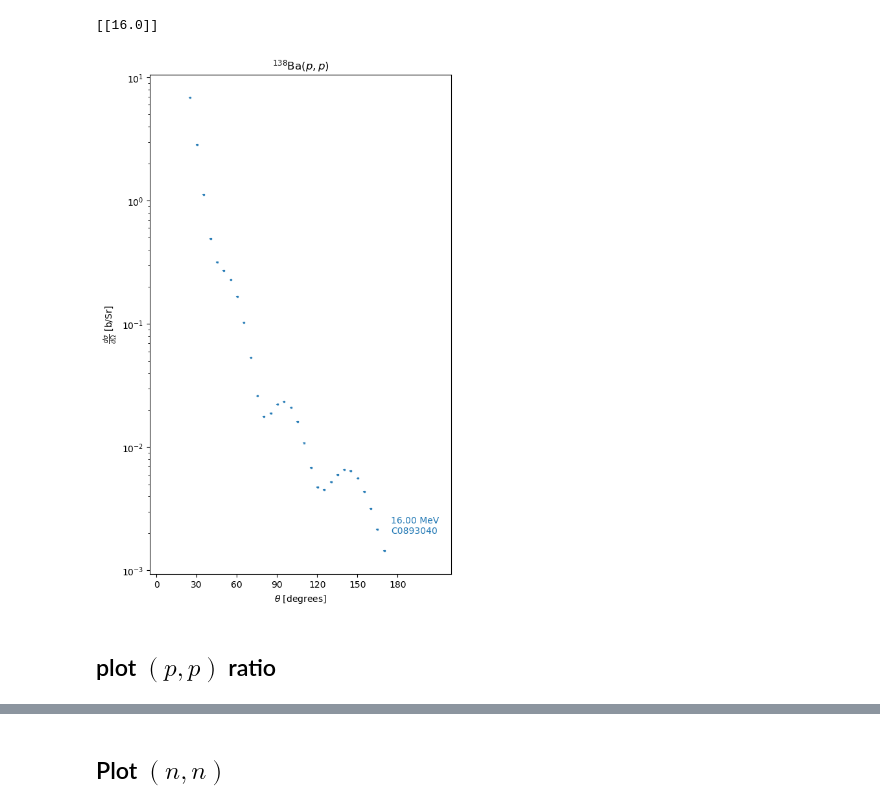
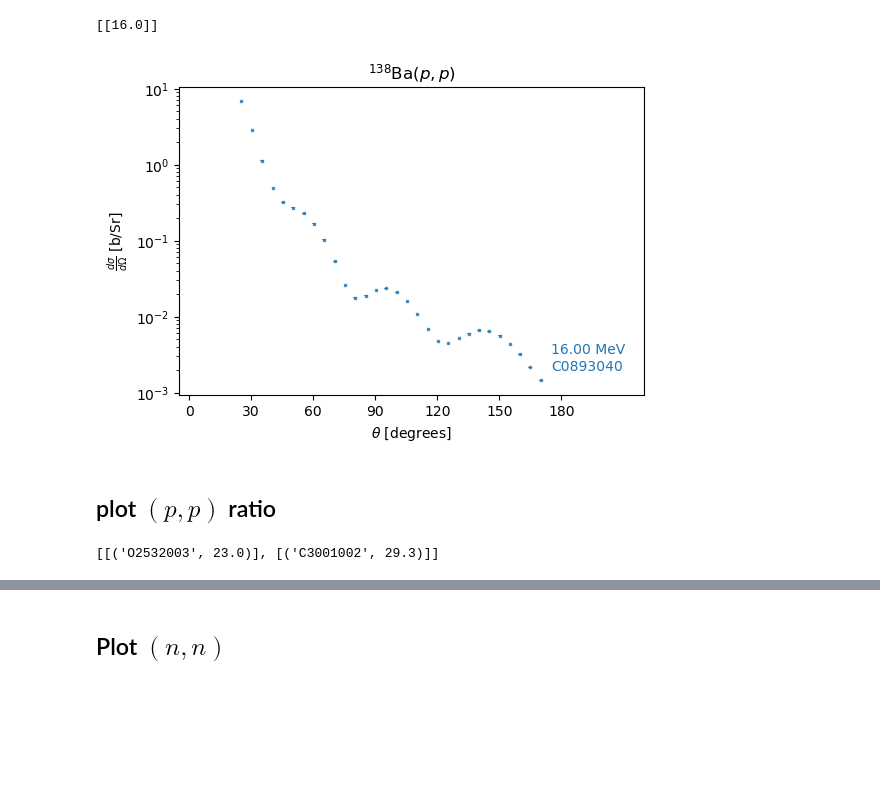
Before and after one commit to beykyle/elm, a Jupyter notebook: data/elastic/Ba138.ipynb, the cells around one changed output, grey strips where cells are left out. Drawn from its saved outputs; the diff is of its cells as text; code cells hidden in the pictures; blank space fills up the shorter version.

```diff
--- a/data/elastic/Ba138.ipynb
+++ b/data/elastic/Ba138.ipynb
@@ -66,9 +66,7 @@ print_failed_parses(failed_parses=failed_parses_nn)
 # %% [markdown]
 ## Plot $(p,p)$
 # %%
-measurements_categorized = exfor_tools.categorize_measurements_by_energy(
-    entries_pp, min_num_pts=4
-)
+measurements_categorized = exfor_tools.categorize_measurements_by_energy(entries_pp)
 # %%
 [[m.Einc for m in l] for l in measurements_categorized]
 # %% [output]
@@ -81,34 +79,34 @@ left_over = N % n_per_plot
 if left_over > 0:
     num_plots += 1
 
 
-fig, axes = plt.subplots(1, num_plots, figsize=(6 * num_plots, 10))
+fig, axes = plt.subplots(1, num_plots, figsize=(6 * num_plots, 4))
 axes = [axes]
 for i in range(num_plots):
     idx0 = i * n_per_plot
     if i == num_plots - 1:
         idxf = N
     else:
         idxf = (i + 1) * n_per_plot
 
     exfor_tools.plot_angular_distributions(
         measurements_categorized[idx0:idxf],
         axes[i],
         offsets=100,
         data_symbol=list(entries_pp.values())[0].data_symbol,
         rxn_label=list(entries_pp.values())[0].rxn,
         label_kwargs={
             "label_xloc_deg": None,
             "label_offset_factor": 0.002,
             "label_energy_err": False,
             "label_offset": False,
             "label_incident_energy": True,
             "label_excitation_energy": False,
             "label_exfor": True,
         },
     )
     axes[i].set_xlim([-5, 220])
 # %% [output]
-[figure, old version]
+[figure, new version]
 # %% [markdown]
 ## plot $(p,p)$ ratio
@@ -114,0 +115,4 @@ for i in range(num_plots):
+# %%
+[[(m.subentry, m.Einc) for m in l] for l in measurements_categorized]
+# %% [output]
+[[('O2532003', 23.0)], [('C3001002', 29.3)]]
```
Also changed, not shown: parts of 3 cells of this notebook, 11 other files.
